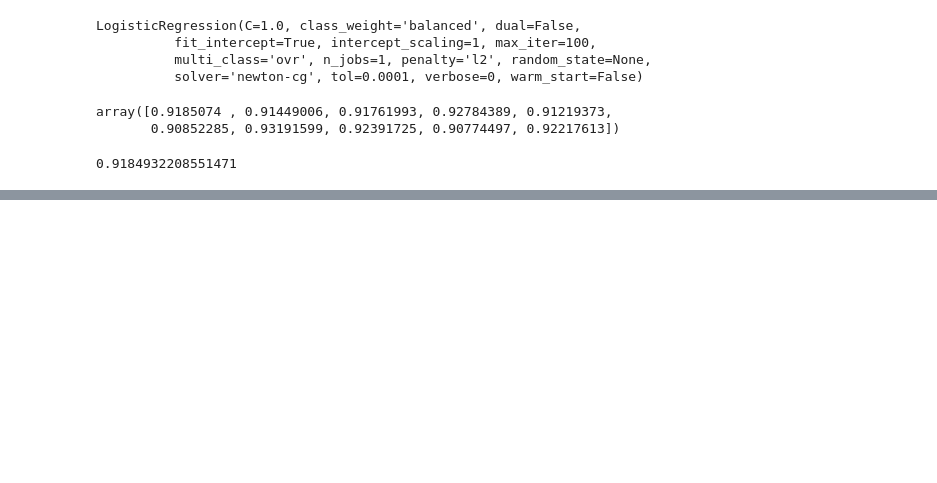
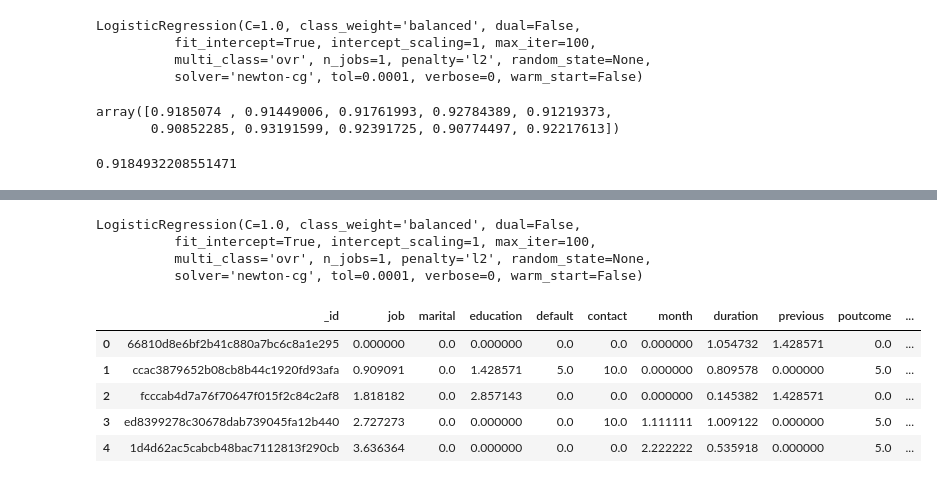
Before and after one commit to do-al/sfml, a Jupyter notebook: hw_03/hw3_task.ipynb, the cells around one changed output, grey strips where cells are left out. Saved outputs shown, nothing was run; the diff lists cells and outputs as text; code cells hidden in the pictures; blank space fills up the shorter version.

```diff
--- a/hw_03/hw3_task.ipynb
+++ b/hw_03/hw3_task.ipynb
@@ -612,0 +719,9 @@ print('Логистическая регрессия: ', scoresLR.mean())
+# %%
+LR.fit(X_train_preproc2.values, y_train_preproc2.values)
+# %% [output]
+LogisticRegression(C=1.0, class_weight='balanced', dual=False,
+          fit_intercept=True, intercept_scaling=1, max_iter=100,
+          multi_class='ovr', n_jobs=1, penalty='l2', random_state=None,
+          solver='newton-cg', tol=0.0001, verbose=0, warm_start=False)
+# %%
+y_target = LR.predict(X_test_preproc2.values)
@@ -612,0 +730,13 @@ print('Логистическая регрессия: ', scoresLR.mean())
+# %%
+df_predict_final = df_test_preproc2
+# %%
+df_predict_final['target'] = y_target
+# %%
+df_predict_final.head()
+# %% [output]
+|  | _id | job | marital | education | default | contact | month | duration | previous | poutcome | ... |
+| 0 | 66810d8e6bf2b41c880a7bc6c8a1e295 | 0.000000 | 0.0 | 0.000000 | 0.0 | 0.0 | 0.000000 | 1.054732 | 1.428571 | 0.0 | ... |
+| 1 | ccac3879652b08cb8b44c1920fd93afa | 0.909091 | 0.0 | 1.428571 | 5.0 | 10.0 | 0.000000 | 0.809578 | 0.000000 | 5.0 | ... |
+| 2 | fcccab4d7a76f70647f015f2c84c2af8 | 1.818182 | 0.0 | 2.857143 | 0.0 | 0.0 | 0.000000 | 0.145382 | 1.428571 | 0.0 | ... |
+| 3 | ed8399278c30678dab739045fa12b440 | 2.727273 | 0.0 | 0.000000 | 0.0 | 10.0 | 1.111111 | 1.009122 | 0.000000 | 5.0 | ... |
+| 4 | 1d4d62ac5cabcb48bac7112813f290cb | 3.636364 | 0.0 | 0.000000 | 0.0 | 0.0 | 2.222222 | 0.535918 | 0.000000 | 5.0 | ... |
```
Also changed, not shown: parts of 42 cells of this notebook.
